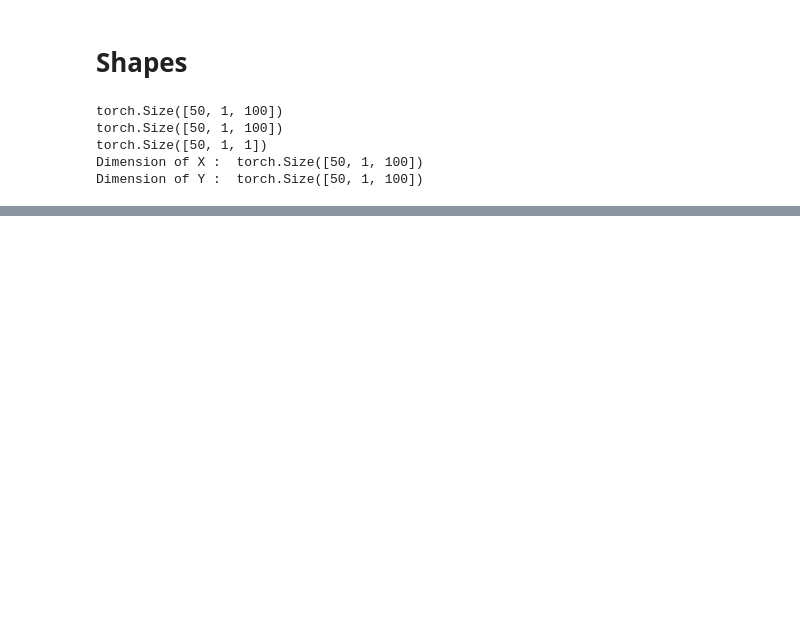
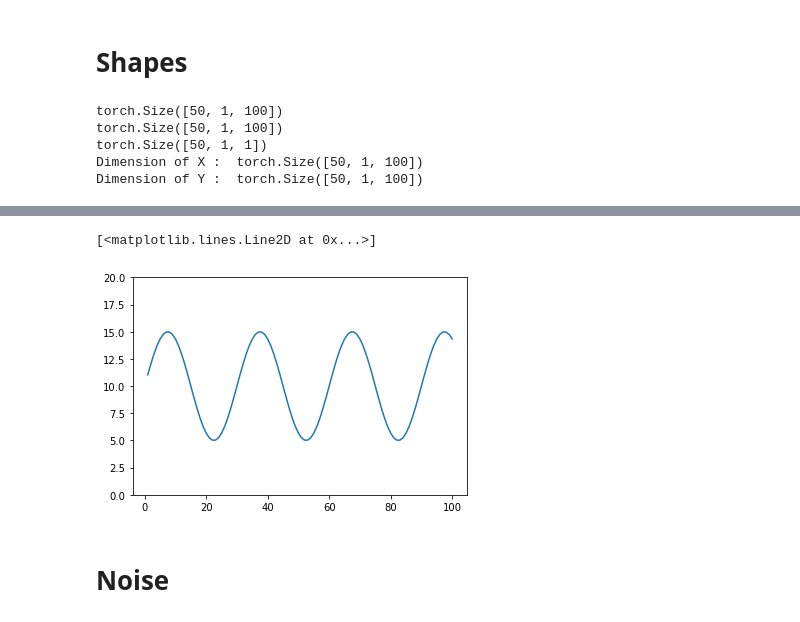
Before and after one commit to erikdengerud/TCN, a Jupyter notebook: test.ipynb, the cells around one changed output, grey strips where cells are left out. Cells and saved outputs as stored; diff of their text form; code cells hidden in the pictures; blank space fills up the shorter version.

```diff
--- a/test.ipynb
+++ b/test.ipynb
@@ -29,0 +84,8 @@ t = 100
+# %%
+def sine(t, p, mean=0, var=1, start=1):
+    x = np.linspace(1, t, t)
+    s = np.sin(1/p*x*2*np.pi)
+    s = s*var + mean
+    assert(len(s) == t)
+    return s
+sine(50, 20)
@@ -29,0 +106,10 @@ t = 100
+# %%
+x = np.linspace(1, 100, 100)
+s = sine(100, 30, mean=10, var=5)
+plt.ylim(0,20)
+plt.plot(x,s)
+# %% [output]
+[<matplotlib.lines.Line2D at 0x...>]
+[figure, added]
+# %% [markdown]
+# Noise
```
Also changed, not shown: parts of 24 cells of this notebook, 10 other files.
